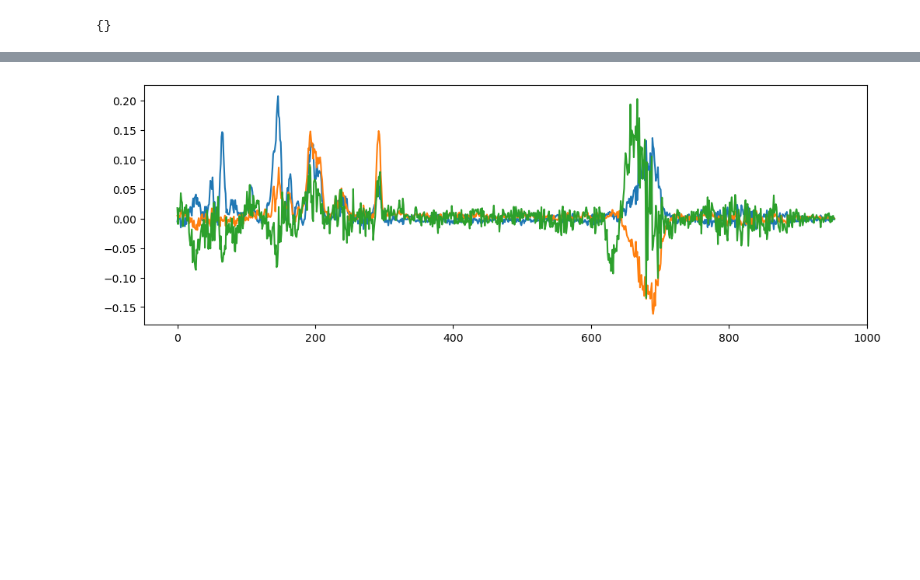
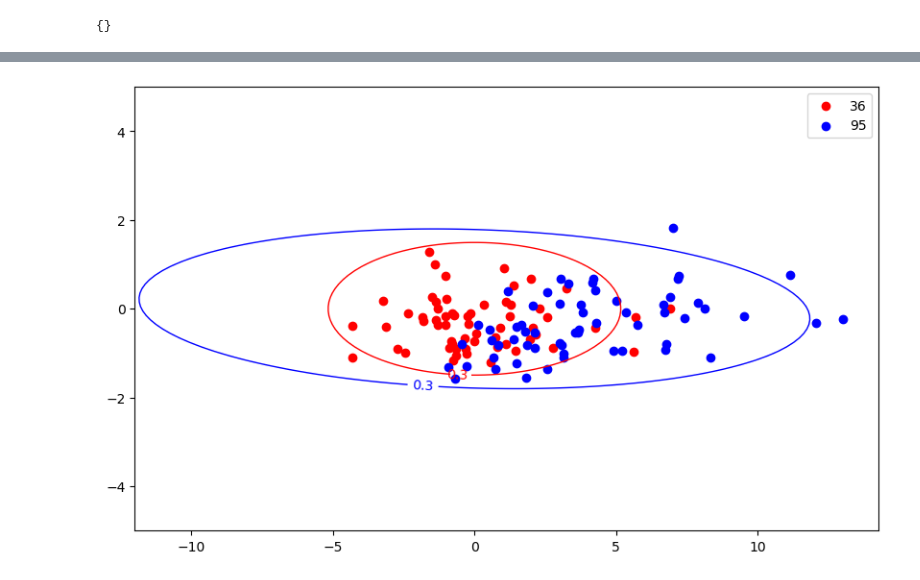
Before and after one commit to intellimath/irsa, a Jupyter notebook: examples/load_spectra.ipynb, the cells around one changed output, grey strips where cells are left out. Drawn from its saved outputs; the diff is of its cells as text; code cells hidden in the pictures; blank space fills up the shorter version.

```diff
--- a/examples/load_spectra.ipynb
+++ b/examples/load_spectra.ipynb
@@ -70,6 +78,5 @@ sel.layout.width="50%"
 # %%
 for i, key in enumerate(dd):
     entry1 = dd[key]
-    # entry1.to_modified_zscore()
     # entry1.allign_bottom()
-    entry1.crop(70)
+    entry1.crop(50)
@@ -83,5 +128,5 @@ interactive(children=(Select(description='Experiment:', layout=Layout(width='50%
 # %%
-for i, key in enumerate(dd):
-    entry = dd[key]
-    entry.exclude_checked()
+# for i, key in enumerate(dd):
+#     entry = dd[key]
+#     entry.exclude_checked()
 # %%
@@ -94,8 +139,8 @@ interactive(children=(Select(description='Experiment:', layout=Layout(width='50%
 # %%
-d2 = {}
+d2 = spectra.SpectraCollection()
 for i, key in enumerate(dd):
     entry2 = dd[key]
-    d2[key] = entry2.robust_averaging(tau=3.5)
+    d2[key] = entry2.robust_averaging(tau=3.0)
 # %%
 for key in d2:
     entry = d2[key]
@@ -229,31 +329,53 @@ for i, key in enumerate(d2):
 from mlgrad.af import averaging_function
 from mlgrad.pca import robust_location, find_robust_pc_all
 
-avrfunc = averaging_function("WMZ", kwds={"alpha":3.5})
+wma = averaging_function("WMZ", kwds={"alpha":3.5})
 
-plt.figure(figsize=(10,4))
-for i, key in enumerate(d2):
-    entry = d2[key]
-    Xs, Ys = entry.x, entry.y
+c36_r = robust_location(ys36, wma)
+as36_r, ls36_r, us36_r = find_robust_pc_all(ys36 - c36_r, wma, 3, verbose=0)
+us36_r_95 = (ys95-c36_r) @ as36_r.T
 
-    C = robust_location(Ys, avrfunc)
-    As_r, Ls_r, Us_r = find_robust_pc_all(Ys - C, avrfunc, 3, verbose=1)
+c95_r = robust_location(ys95, wma)
+as95_r, ls95_r, us95_r = find_robust_pc_all(ys95 - c95_r, wma, 3, verbose=0)
 
-    plt.figure(figsize=(12,4))
-    # plt.plot(Ls_r, marker='o', label=key)
-    # plt.scatter(Us[0], Us[1], label=key)
-    plt.plot(As_r[0], label=key+"-0")
-    plt.plot(As_r[1], label=key+"-1")
-    plt.plot(As_r[2], label=key+"-2")
-    plt.show()
+plt.figure(figsize=(10,6))
+us36_r_01 = us36_r[:,0:2]
+S36_r_01 = np.linalg.inv(us36_r_01.T @ us36_r_01)
+plt.scatter(us36_r_01[:,0], us36_r_01[:,1], c='r', label="36")
+plots.plot_contour(partial(dist, S36_r_01),
+                   (-12,12),
+                   (-5,5),
+                   colors='r',
+                   levels=[0.3]
+                  )
+us36_r_95_01 = us36_r_95[:,0:2]
+S36_r_95_01 = np.linalg.inv(us36_r_95_01.T @ us36_r_95_01)
+plt.scatter(us36_r_95_01[:,0], us36_r_95_01[:,1], c='b', label="95")
+plots.plot_contour(partial(dist, S36_r_95_01),
+                   (-12,12),
+                   (-5,5),
+                   colors='b',
+                   levels=[0.3]
+                  )
+plt.legend()
+plt.show()
 
-    plt.scatter(Us_r[0], Us_r[1], label=key)
-    plt.tight_layout()
-    plt.legend()
-    plt.show()
-    plt.figure()
-    plt.scatter(Us_r[1], Us_r[2], label=key)
-    plt.tight_layout()
-    plt.legend()
-    plt.show()
+
+plt.figure(figsize=(10,6))
+plt.subplot(2,1,1)
+plt.title("36")
+plt.scatter((ys36-c36_r) @ as36_r[0], (ys36-c36_r) @ as36_r[1], s=25, label="36")
+plt.scatter((ys95-c36_r) @ as36_r[0], (ys95-c36_r) @ as36_r[1], s=25, label="95")
+plt.minorticks_on()
+plt.grid(1)
+plt.legend()
+plt.subplot(2,1,2)
+plt.title("95")
+plt.scatter((ys36-c95_r) @ as95_r[0], (ys36-c95_r) @ as95_r[1], s=25, label="36")
+plt.scatter((ys95-c95_r) @ as95_r[0], (ys95-c95_r) @ as95_r[1], s=25, label="95")
+plt.minorticks_on()
+plt.grid(1)
+plt.tight_layout()
+plt.legend()
+plt.show()
 # %% [output]
@@ -278 +382 @@ K: 1000 0.02891584004527253
-[figure, old version]
+[figure, new version]
```
Also changed, not shown: parts of 43 cells of this notebook, 5 other files.
